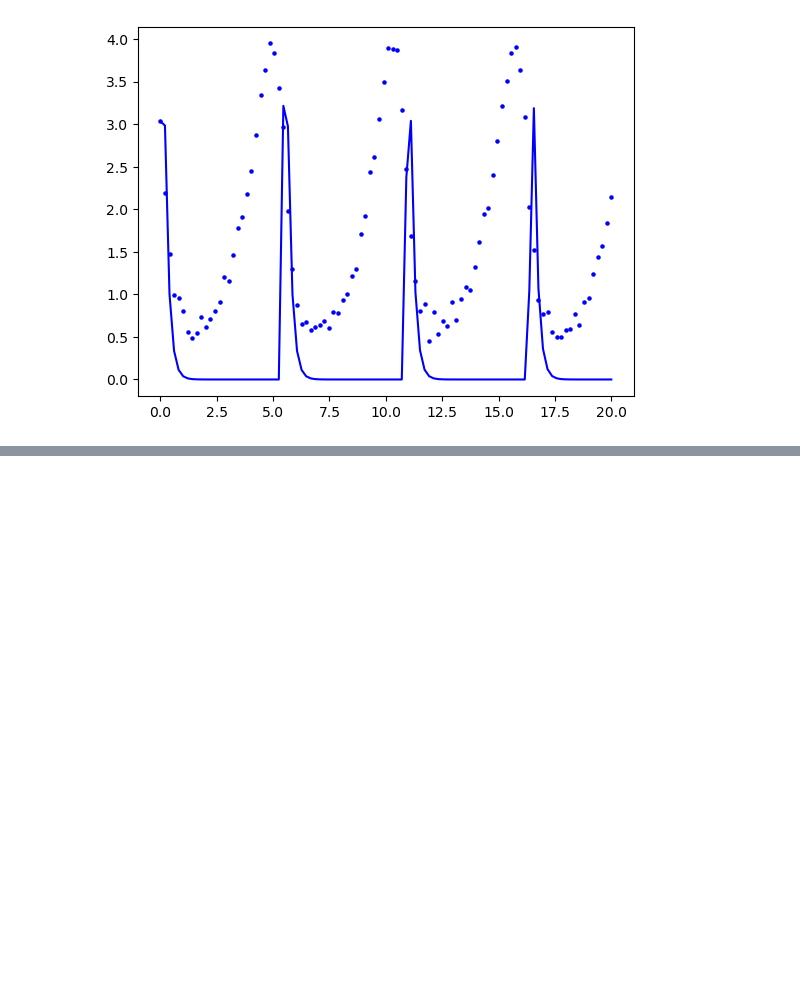
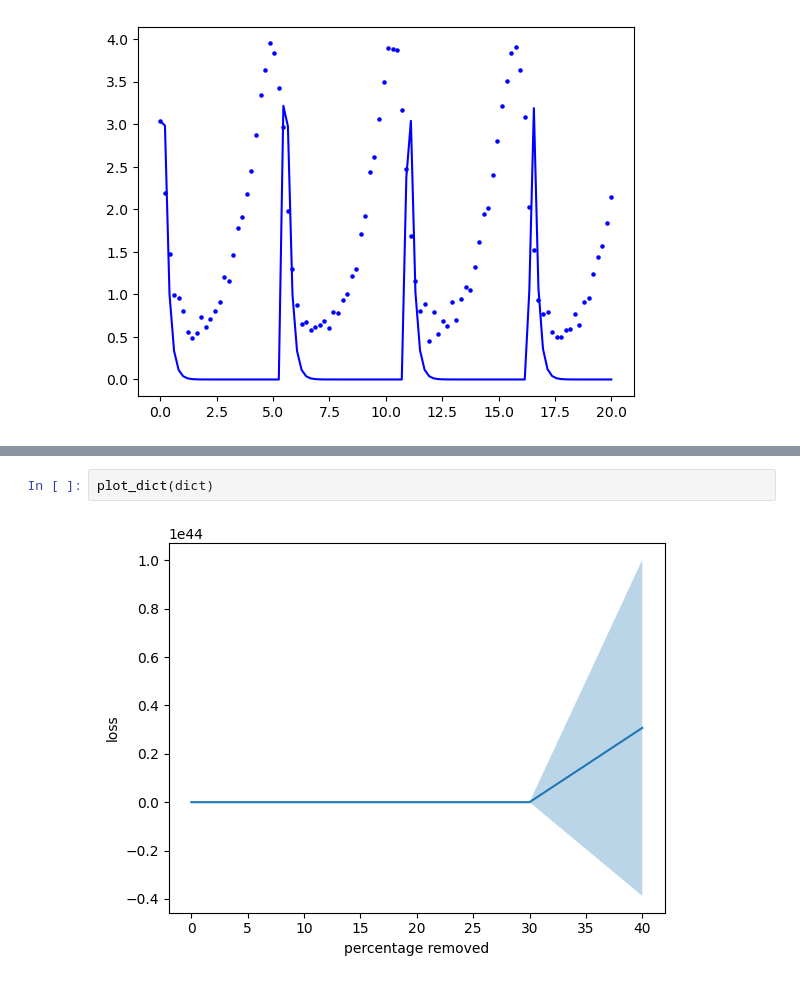
Before and after one commit to estherlb/stochastic_3, a Jupyter notebook: Reverse-Engineering Predator-Prey System/simulated_annealing.ipynb, the cells around one changed output, grey strips where cells are left out. Drawn from its saved outputs; the diff is of its cells as text; blank space fills up the shorter version.

```diff
--- a/Reverse-Engineering Predator-Prey System/simulated_annealing.ipynb
+++ b/Reverse-Engineering Predator-Prey System/simulated_annealing.ipynb
@@ -327,0 +539,4 @@ plt.show()
+# %%
+plot_dict(dict)
+# %% [output]
+[figure, added]
```
Also changed, not shown: parts of 4 cells of this notebook, 1 other file.
